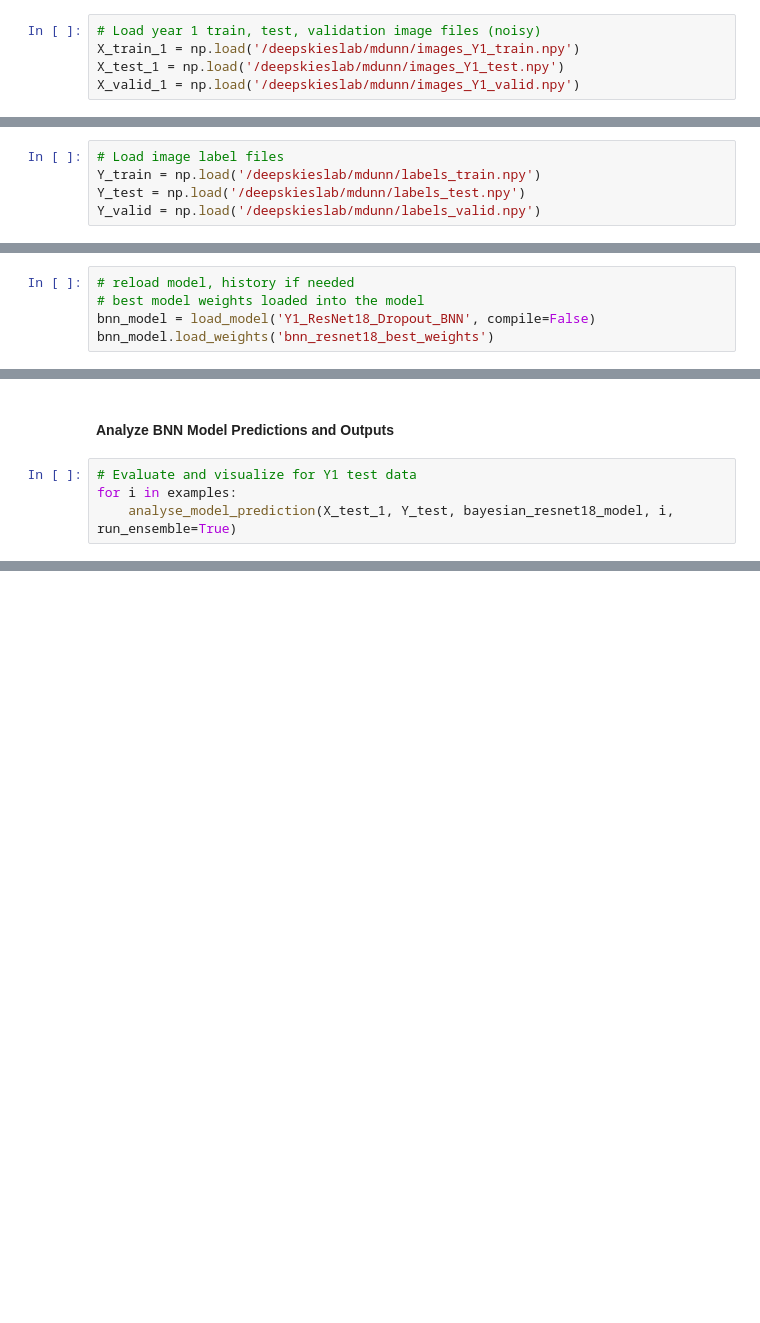
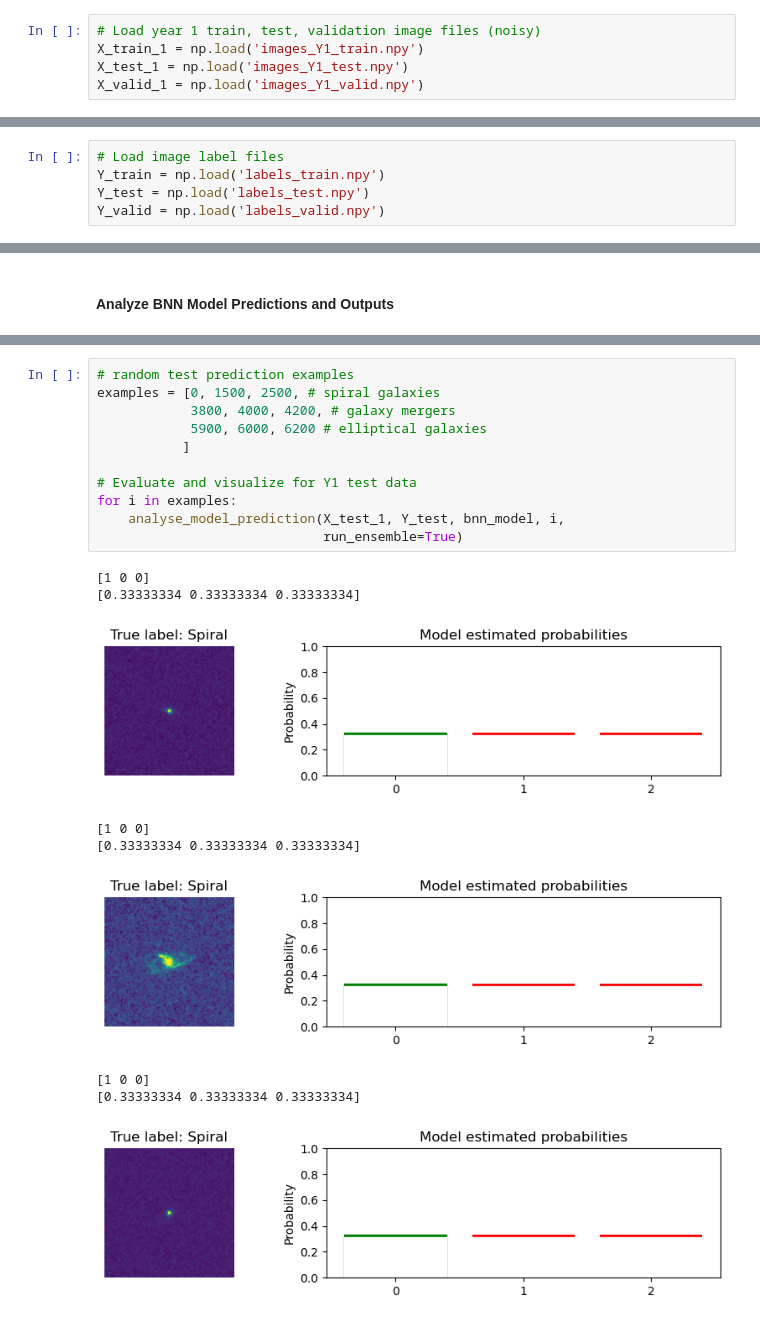
Before and after one commit to marinadunn/thesis, a Jupyter notebook: LSST-BNN-noisy.ipynb, the cells around one changed output, grey strips where cells are left out. Saved outputs shown, nothing was run; the diff lists cells and outputs as text; blank space fills up the shorter version.

```diff
--- a/LSST-BNN-noisy.ipynb
+++ b/LSST-BNN-noisy.ipynb
@@ -116,7 +82,7 @@ tf.random.set_seed(0)
 # %%
 # Load year 1 train, test, validation image files (noisy)
-X_train_1 = np.load('/deepskieslab/mdunn/images_Y1_train.npy')
-X_test_1 = np.load('/deepskieslab/mdunn/images_Y1_test.npy')
-X_valid_1 = np.load('/deepskieslab/mdunn/images_Y1_valid.npy')
+X_train_1 = np.load('images_Y1_train.npy')
+X_test_1 = np.load('images_Y1_test.npy')
+X_valid_1 = np.load('images_Y1_valid.npy')
 # %%
 # Load year 10 train, test, validation image files (pristine)
@@ -126,8 +92,8 @@ X_valid_10 = np.load('/deepskieslab/mdunn/images_Y10_valid.npy')
 # %%
 # Load image label files
-Y_train = np.load('/deepskieslab/mdunn/labels_train.npy')
-Y_test = np.load('/deepskieslab/mdunn/labels_test.npy')
-Y_valid = np.load('/deepskieslab/mdunn/labels_valid.npy')
+Y_train = np.load('labels_train.npy')
+Y_test = np.load('labels_test.npy')
+Y_valid = np.load('labels_valid.npy')
 # %% [markdown]
 # Pre-process & Verify Data
 # %%
@@ -1414,8 +983,3 @@ plt.show()
 [figure]
 # %% [markdown]
 #### Evaluate on Y1 and Y10 test data
-# %%
-# reload model, history if needed
-# best model weights loaded into the model
-bnn_model = load_model('Y1_ResNet18_Dropout_BNN', compile=False)
-bnn_model.load_weights('bnn_resnet18_best_weights')
@@ -1495,7 +1041,3 @@ weighted avg       0.35      0.33      0.34      6715
 [figure]
 # %% [markdown]
 #### Analyze BNN Model Predictions and Outputs
-# %%
-# Evaluate and visualize for Y1 test data
-for i in examples:
-    analyse_model_prediction(X_test_1, Y_test, bayesian_resnet18_model, i, run_ensemble=True)
@@ -1507,0 +1044,21 @@ KeyboardInterrupt:
+# %%
+# random test prediction examples
+examples = [0, 1500, 2500, # spiral galaxies
+            3800, 4000, 4200, # galaxy mergers
+            5900, 6000, 6200 # elliptical galaxies
+           ]
+
+# Evaluate and visualize for Y1 test data
+for i in examples:
+    analyse_model_prediction(X_test_1, Y_test, bnn_model, i,
+                             run_ensemble=True)
+# %% [output]
+[1 0 0]
+[0.33333334 0.33333334 0.33333334]
+[figure, added]
+[1 0 0]
+[0.33333334 0.33333334 0.33333334]
+[figure, added]
+[1 0 0]
+[0.33333334 0.33333334 0.33333334]
+[figure, added]
```
Also changed, not shown: parts of 47 cells of this notebook, 5 other files.
